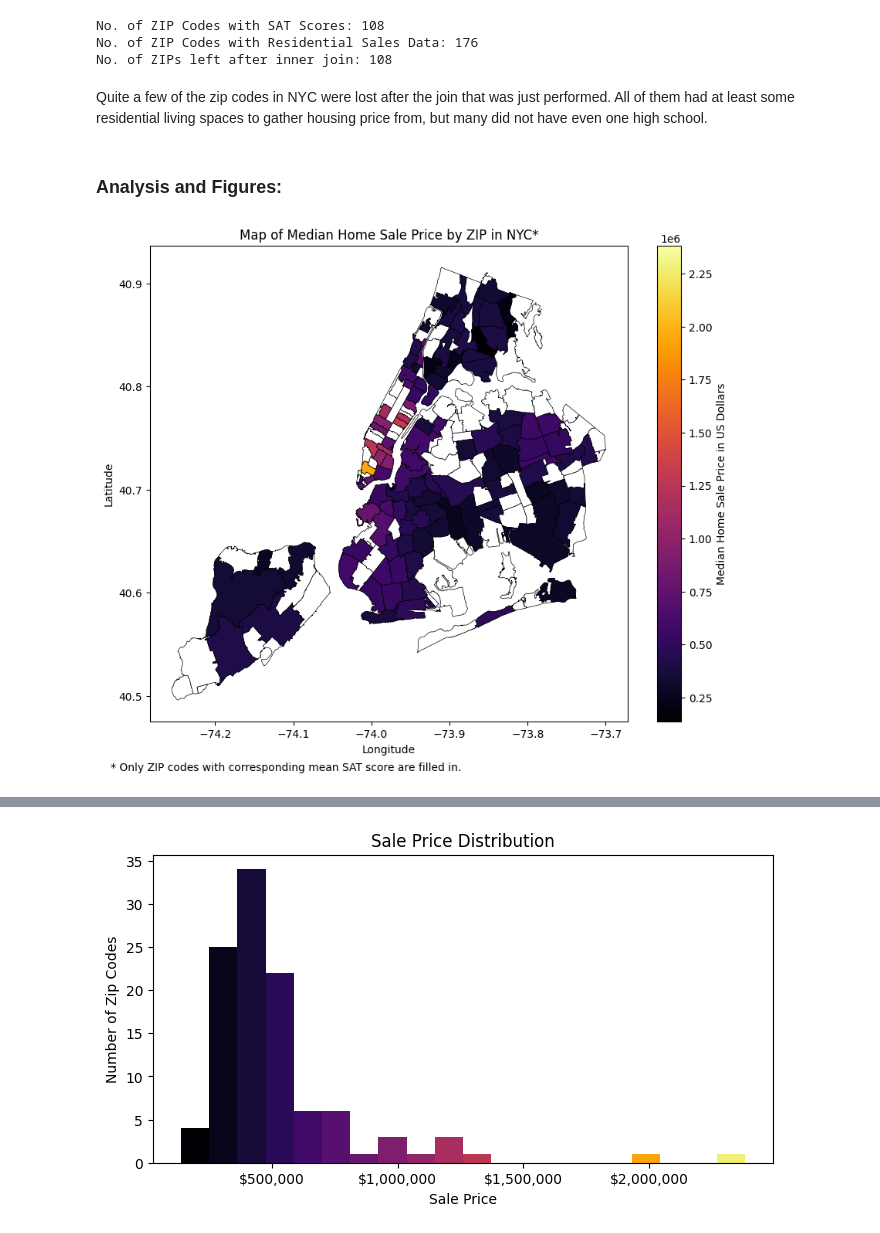
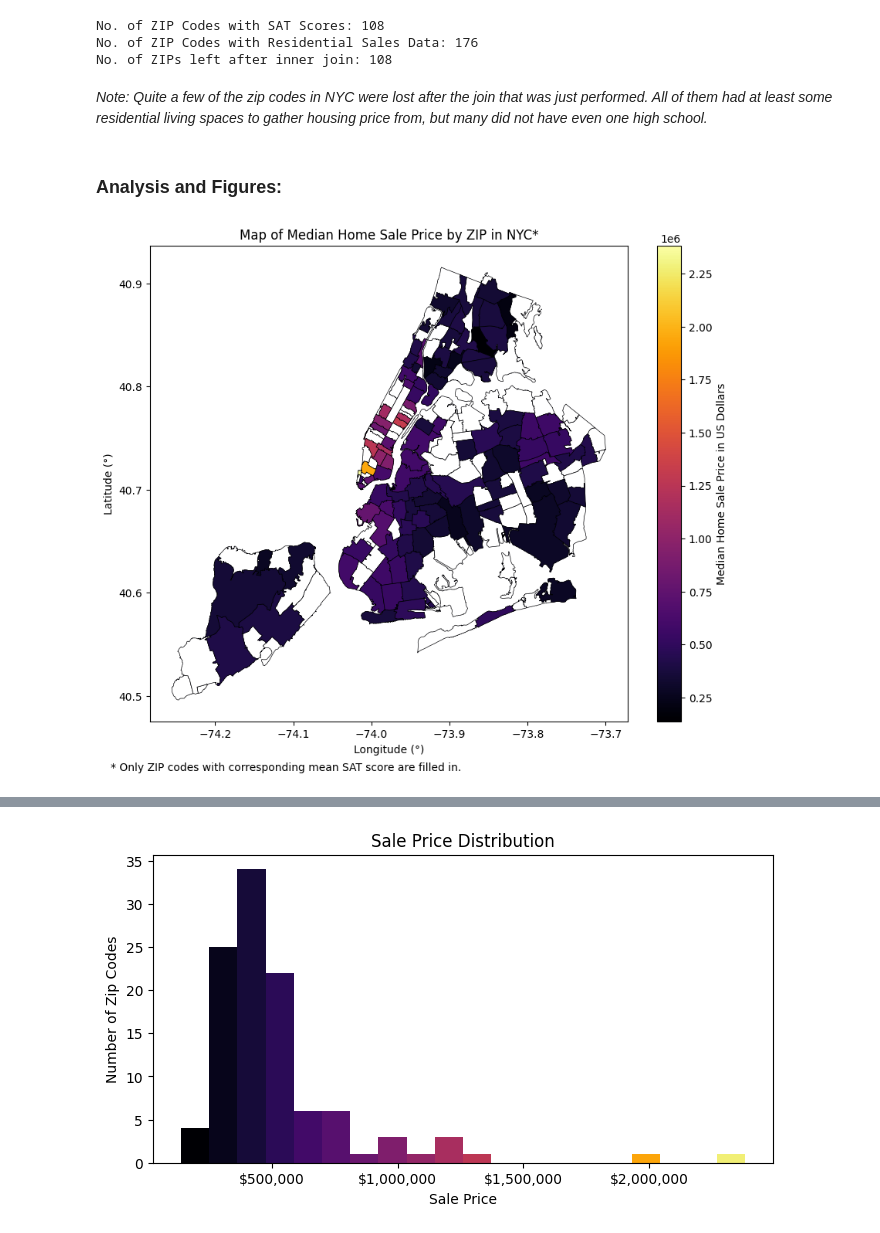
Before and after one commit to johnmays/wealth-and-SAT-NYC, a Jupyter notebook: notebooks/investigation.ipynb, the cells around one changed output, grey strips where cells are left out. Saved outputs shown, nothing was run; the diff lists cells and outputs as text; code cells hidden in the pictures.

```diff
--- a/notebooks/investigation.ipynb
+++ b/notebooks/investigation.ipynb
@@ -54,13 +53,18 @@ residential_building_class_categories = [
 # %% [markdown]
 ### Cleaning & Formatting Data:
 # %%
-prices = prices[prices['BUILDING CLASS CATEGORY'].isin(residential_building_class_categories)]
+# Filtering out non-residential sales, restricting to relevant columns,
+# and finding median sale price for each ZIP code:
+prices = prices[prices['BUILDING CLASS CATEGORY'].isin(
+    residential_building_class_categories)]
 prices = prices[['ZIP CODE', 'SALE PRICE']]
 prices = prices[prices['SALE PRICE']!=0]
 mean_prices = prices.groupby('ZIP CODE').mean()
 median_prices = prices.groupby('ZIP CODE').median()
 # %%
+# Restricting to relevant columns and renaming (for ease of join):
 high_schools = full_high_schools.copy()
-high_schools.rename({'dbn': 'DBN', 'postcode': 'ZIP CODE'}, axis=1, inplace=True)
+high_schools.rename({'dbn': 'DBN', 'postcode': 'ZIP CODE'}, axis=1,
+                    inplace=True)
 high_schools = high_schools[['DBN', 'ZIP CODE']]
 # %%
@@ -73,16 +85,19 @@ zip_boundaries['ZIP CODE'] = zip_boundaries['ZIP CODE'].astype('int64')
 # %%
-SAT_with_ZIP = SAT_scores.join(high_schools.set_index('DBN'), on='DBN', how='inner')
+# Restricting to relevant columns and removing rows with missing data:
+SAT_with_ZIP = SAT_with_ZIP[['Number of Test Takers', 'Critical Reading Mean',
+                            'Mathematics Mean', 'Writing Mean', 'ZIP CODE']]
+SAT_with_ZIP = SAT_with_ZIP.dropna()
+# Temporarily scaling scores by number of test takers:
 SAT_with_ZIP['Critical Reading Mean'] *= SAT_with_ZIP['Number of Test Takers']
 SAT_with_ZIP['Mathematics Mean'] *= SAT_with_ZIP['Number of Test Takers']
 SAT_with_ZIP['Writing Mean'] *= SAT_with_ZIP['Number of Test Takers']
-SAT_with_ZIP = SAT_with_ZIP.dropna()
-SAT_with_ZIP = SAT_with_ZIP[['Number of Test Takers', 'Critical Reading Mean',
-                            'Mathematics Mean', 'Writing Mean', 'ZIP CODE']]
+# Summing weighted scores per ZIP:
 SAT_with_ZIP = SAT_with_ZIP.groupby('ZIP CODE').sum()
-SAT_with_ZIP['Critical Reading Mean'] /= SAT_with_ZIP['Number of Test Takers']
-SAT_with_ZIP['Mathematics Mean'] /= SAT_with_ZIP['Number of Test Takers']
-SAT_with_ZIP['Writing Mean'] /= SAT_with_ZIP['Number of Test Takers']
+# Averaging the 3 subject score means:
 SAT_with_ZIP['SAT Score Mean'] = (SAT_with_ZIP['Critical Reading Mean'] +
                                   SAT_with_ZIP['Mathematics Mean'] +
                                   SAT_with_ZIP['Writing Mean'])/3
+# Normalizing by total number of test takers to obtain average,
+# then restricting to the only relevant column:
+SAT_with_ZIP['SAT Score Mean'] /= SAT_with_ZIP['Number of Test Takers']
 SAT_with_ZIP = SAT_with_ZIP['SAT Score Mean']
@@ -137,7 +148,7 @@ No. of ZIP Codes with SAT Scores: 108
 No. of ZIP Codes with Residential Sales Data: 176
 No. of ZIPs left after inner join: 108
 # %% [markdown]
-Quite a few of the zip codes in NYC were lost after the join that was just performed.  All of them had at least some residential living spaces to gather housing price from, but many did not have even one high school.
+_Note: Quite a few of the zip codes in NYC were lost after the join that was just performed.  All of them had at least some residential living spaces to gather housing price from, but many did not have even one high school._
 # %% [markdown]
 ### Analysis and Figures:
 # %%
@@ -145,18 +156,20 @@ inferno = plt.cm.inferno
 # %%
 fig, ax = plt.subplots(1, figsize = (10, 8))
 line_width = 0.5
-zip_boundaries.plot(edgecolor = inferno(0), color = 'white', linewidth = line_width, ax=ax)
-total_df.plot(column='SALE PRICE', cmap=inferno, ax=ax,
-                   edgecolor = inferno(0), linewidth = line_width)
+zip_boundaries.plot(edgecolor = inferno(0), color = 'white',
+                    linewidth = line_width, ax = ax)
+total_df.plot(column='SALE PRICE', cmap = inferno, ax=ax,
+              edgecolor = inferno(0), linewidth = line_width)
 plt.colorbar(
-    plt.cm.ScalarMappable(cmap=inferno, norm=plt.Normalize(
-        vmin=total_df['SALE PRICE'].min(),
-        vmax=total_df['SALE PRICE'].max())),
+    plt.cm.ScalarMappable(
+        cmap = inferno, norm = plt.Normalize(
+            vmin =total_df['SALE PRICE'].min(),
+            vmax=total_df['SALE PRICE'].max())),
         ax = ax, label = 'Median Home Sale Price in US Dollars')
-plt.xlabel('Longitude')
-plt.ylabel('Latitude')
+plt.xlabel('Longitude (°)')
+plt.ylabel('Latitude (°)')
 plt.title('Map of Median Home Sale Price by ZIP in NYC*')
 plt.figtext(0.075, 0.03, "* Only ZIP codes with corresponding mean SAT score are filled in.", ha="left", fontsize=10)
 plt.show();
 # %% [output]
-[figure, old version]
+[figure, new version]
```
Also changed, not shown: parts of 13 cells of this notebook, 1 other file.
